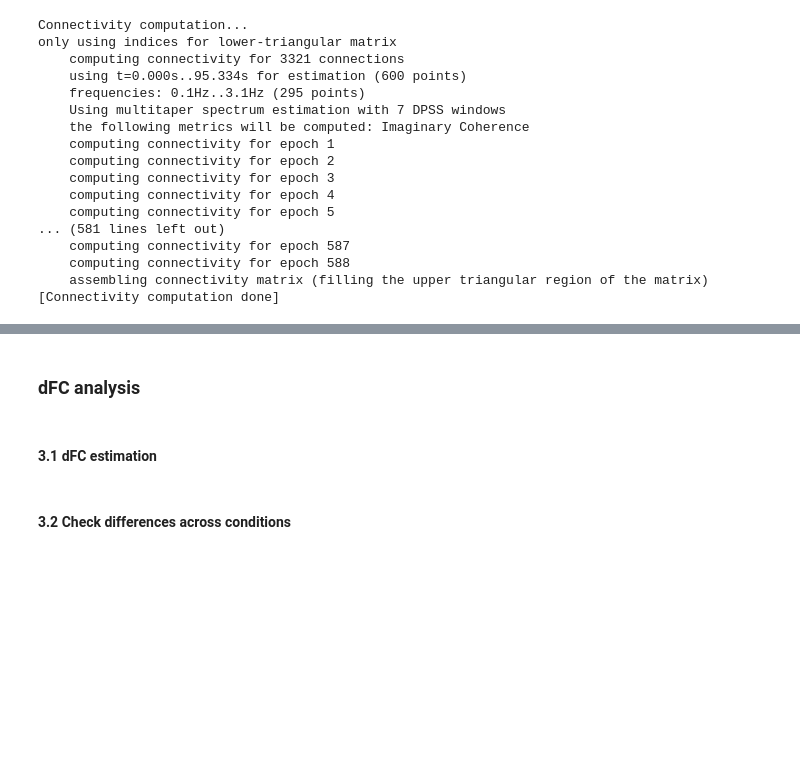
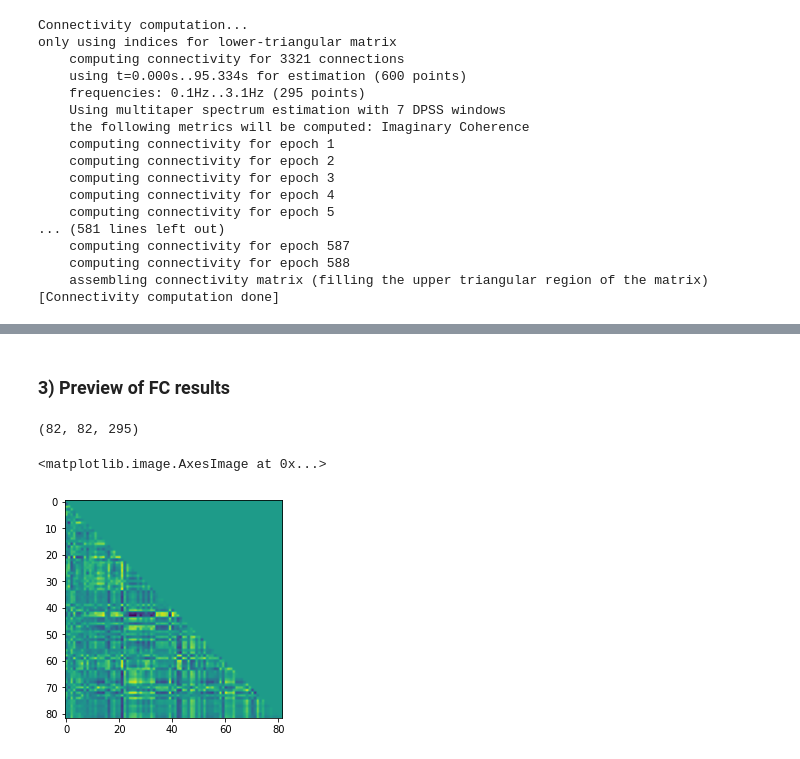
Before and after one commit to connectomicslab/connectomemapper3, a Jupyter notebook: ohbm-brainhack-2020/dFC_pipeline_ds001-sample.ipynb, the cells around one changed output, grey strips where cells are left out. Saved outputs shown, nothing was run; the diff lists cells and outputs as text; code cells hidden in the pictures; blank space fills up the shorter version.

```diff
--- a/ohbm-brainhack-2020/dFC_pipeline_ds001-sample.ipynb
+++ b/ohbm-brainhack-2020/dFC_pipeline_ds001-sample.ipynb
@@ -735,6 +527,11 @@ SCS[0].plot(subject='fsaverage',initial_time=0, hemi='split', views=['lat', 'med
-# %% [markdown]
-### dFC analysis
-# %% [markdown]
-#### 3.1 dFC estimation
-# %% [markdown]
-#### 3.2 Check differences across conditions
+# %% [markdown]
+### 3) Preview of FC results
+# %%
+conarray.shape
+# %% [output]
+(82, 82, 295)
+# %%
+plt.imshow(conarray[:,:,1])
+# %% [output]
+<matplotlib.image.AxesImage at 0x...>
+[figure, added]
```
Also changed, not shown: parts of 18 cells of this notebook.
